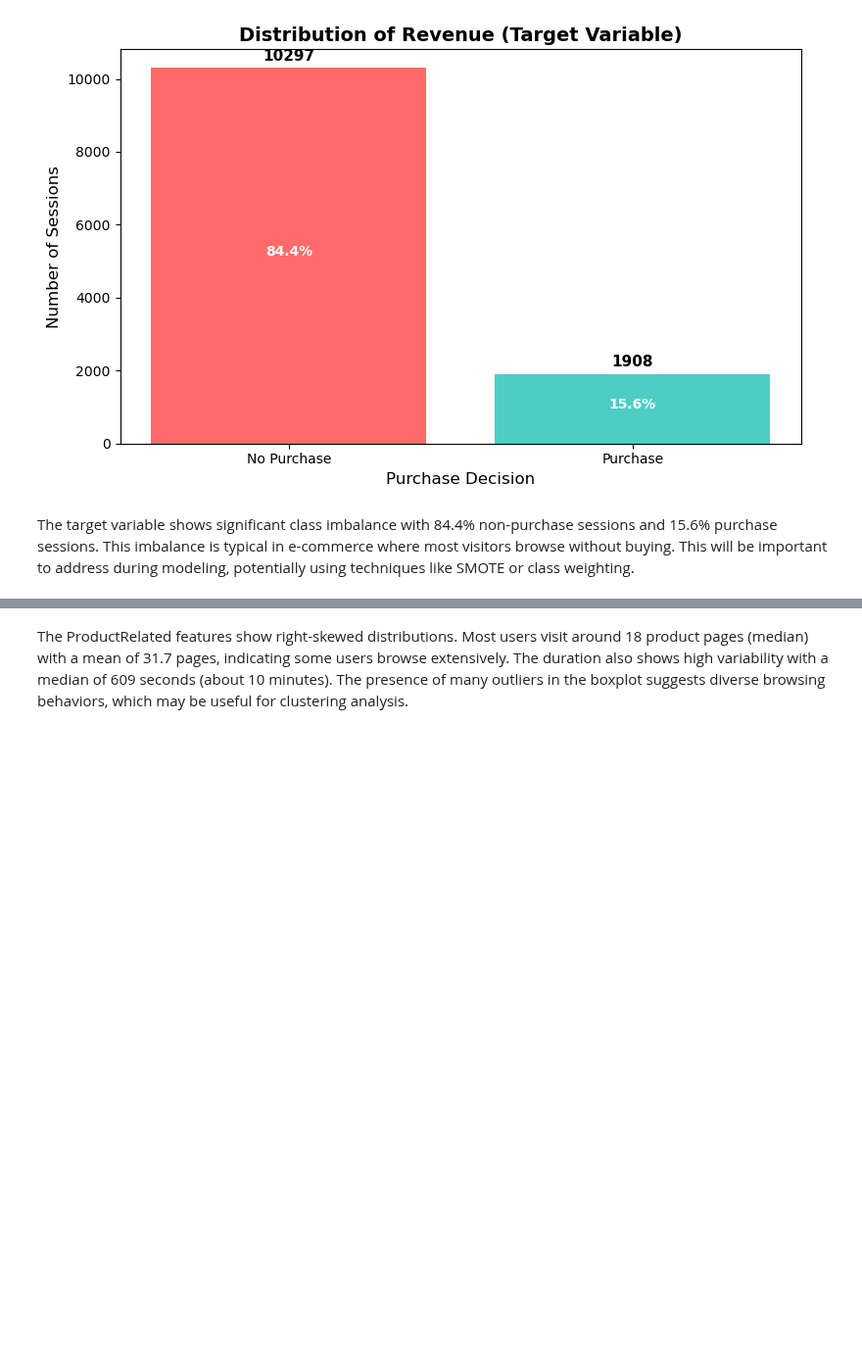
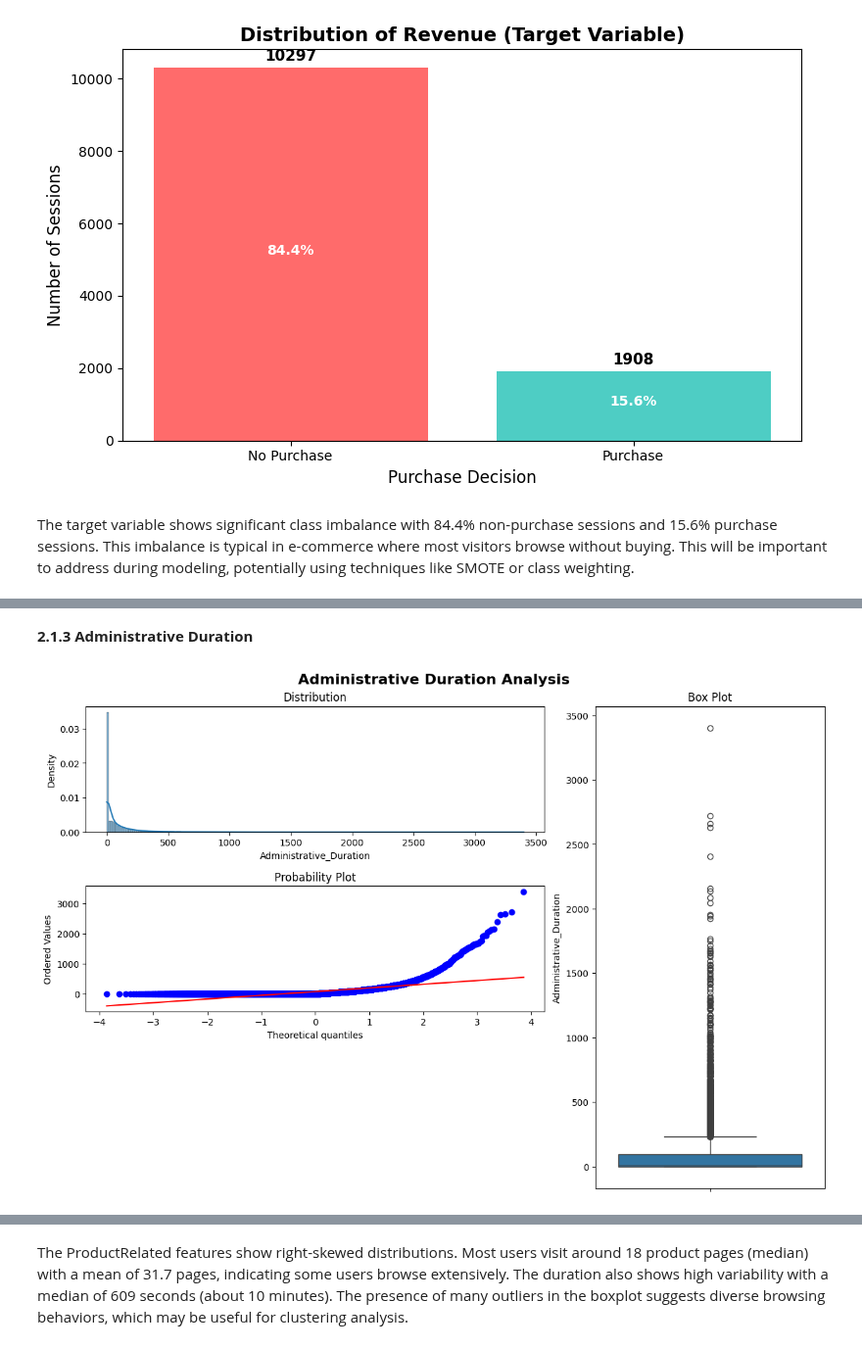
Before and after one commit to JackyDo2005/A3_PDS_RMIT, a Jupyter notebook: Assignment3.ipynb, the cells around one changed output, grey strips where cells are left out. Shown at 98% size. Cells and saved outputs as stored; diff of their text form; code cells hidden in the pictures; blank space fills up the shorter version.

```diff
--- a/Assignment3.ipynb
+++ b/Assignment3.ipynb
@@ -402,0 +550,6 @@ The target variable shows significant class imbalance with 84.4% non-purchase se
+# %% [markdown]
+**2.1.3 Administrative Duration**
+# %%
+plotting_3_chart(df, 'Administrative_Duration', plot_title='Administrative Duration Analysis')
+# %% [output]
+[figure, added]
```
Also changed, not shown: parts of 63 cells of this notebook, 1 other file.
